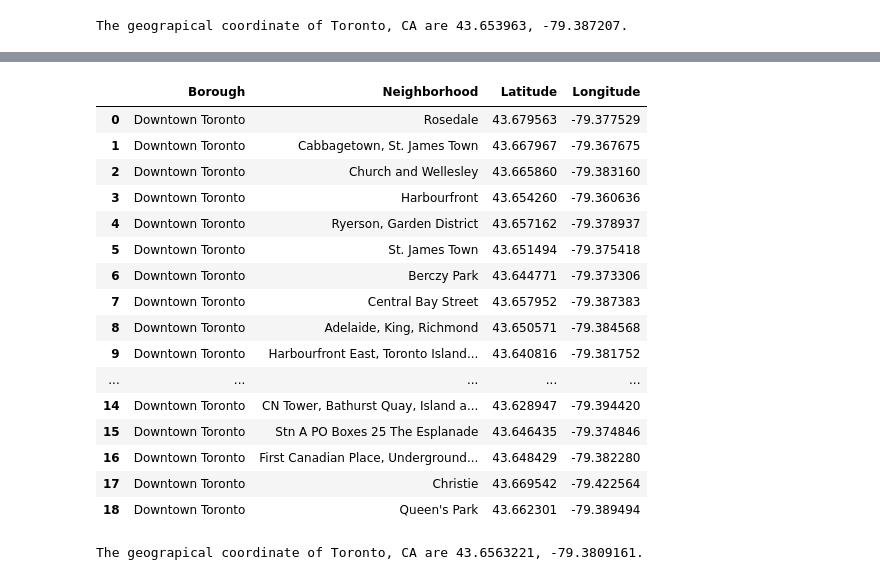
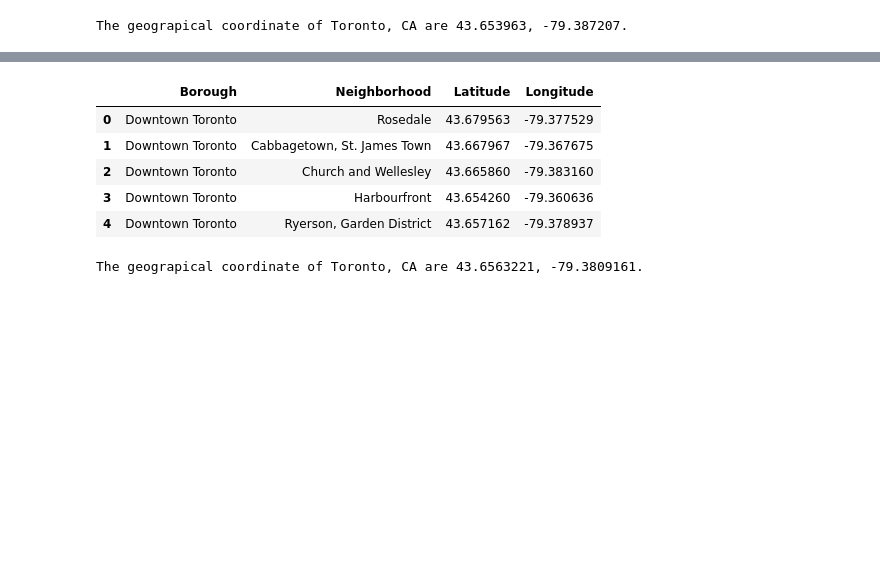
Before and after one commit to Lechuck666/Coursera_Capstone, a Jupyter notebook: Segmenting and clustering.ipynb, the cells around one changed output, grey strips where cells are left out. Drawn from its saved outputs; the diff is of its cells as text; code cells hidden in the pictures; blank space fills up the shorter version.

```diff
--- a/Segmenting and clustering.ipynb
+++ b/Segmenting and clustering.ipynb
@@ -203,25 +204,14 @@ map_canada
 #we are just going to analyze downtown toronto, so we drop the rest.
 df_tor = df2[df2['Borough'] == 'Downtown Toronto'].reset_index(drop=True)
 # %%
-df_tor
+df_tor.head()
 # %% [output]
 |  | Borough | Neighborhood | Latitude | Longitude |
 | 0 | Downtown Toronto | Rosedale | 43.679563 | -79.377529 |
 | 1 | Downtown Toronto | Cabbagetown, St. James Town | 43.667967 | -79.367675 |
 | 2 | Downtown Toronto | Church and Wellesley | 43.665860 | -79.383160 |
 | 3 | Downtown Toronto | Harbourfront | 43.654260 | -79.360636 |
 | 4 | Downtown Toronto | Ryerson, Garden District | 43.657162 | -79.378937 |
-| 5 | Downtown Toronto | St. James Town | 43.651494 | -79.375418 |
-| 6 | Downtown Toronto | Berczy Park | 43.644771 | -79.373306 |
-| 7 | Downtown Toronto | Central Bay Street | 43.657952 | -79.387383 |
-| 8 | Downtown Toronto | Adelaide, King, Richmond | 43.650571 | -79.384568 |
-| 9 | Downtown Toronto | Harbourfront East, Toronto Island... | 43.640816 | -79.381752 |
-| ... | ... | ... | ... | ... |
-| 14 | Downtown Toronto | CN Tower, Bathurst Quay, Island a... | 43.628947 | -79.394420 |
-| 15 | Downtown Toronto | Stn A PO Boxes 25 The Esplanade | 43.646435 | -79.374846 |
-| 16 | Downtown Toronto | First Canadian Place, Underground... | 43.648429 | -79.382280 |
-| 17 | Downtown Toronto | Christie | 43.669542 | -79.422564 |
-| 18 | Downtown Toronto | Queen's Park | 43.662301 | -79.389494 |
 # %%
 #we get the coordinates for Downtown Toronto.
 
```
Also changed, not shown: parts of 65 cells of this notebook.
